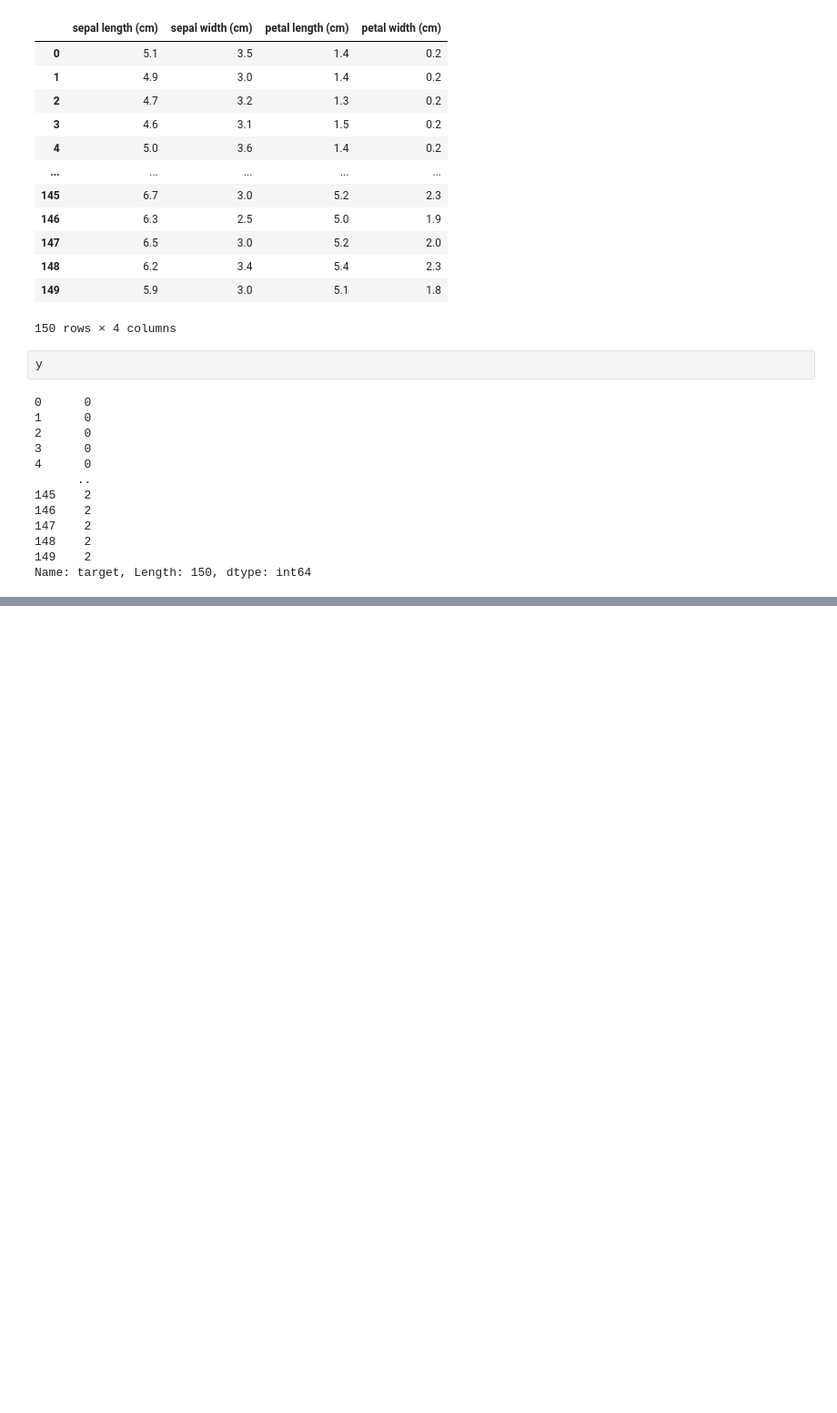
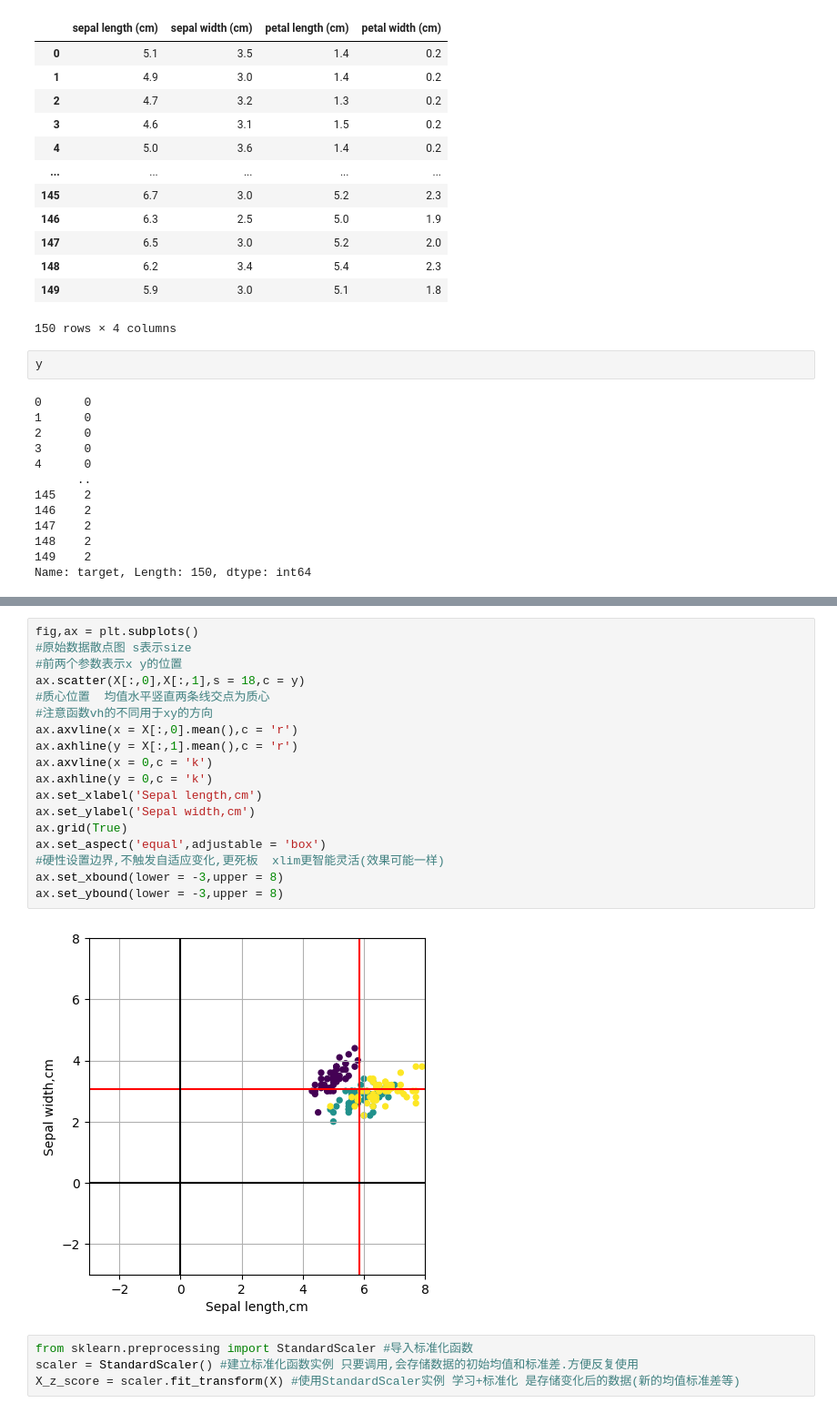
Before and after one commit to Arch-jyh/iris_books, a Jupyter notebook: book1/29/exercise.ipynb, the cells around one changed output, grey strips where cells are left out. Shown: that part at 91% size. Cells and saved outputs as stored; diff of their text form; blank space fills up the shorter version.

```diff
--- a/book1/29/exercise.ipynb
+++ b/book1/29/exercise.ipynb
@@ -83,0 +163,24 @@ Name: target, Length: 150, dtype: int64
+# %%
+fig,ax = plt.subplots()
+#原始数据散点图 s表示size
+#前两个参数表示x y的位置
+ax.scatter(X[:,0],X[:,1],s = 18,c = y)
+#质心位置  均值水平竖直两条线交点为质心
+#注意函数vh的不同用于xy的方向
+ax.axvline(x = X[:,0].mean(),c = 'r')
+ax.axhline(y = X[:,1].mean(),c = 'r')
+ax.axvline(x = 0,c = 'k')
+ax.axhline(y = 0,c = 'k')
+ax.set_xlabel('Sepal length,cm')
+ax.set_ylabel('Sepal width,cm')
+ax.grid(True)
+ax.set_aspect('equal',adjustable = 'box')
+#硬性设置边界,不触发自适应变化,更死板  xlim更智能灵活(效果可能一样)
+ax.set_xbound(lower = -3,upper = 8)
+ax.set_ybound(lower = -3,upper = 8)
+# %% [output]
+[figure, added]
+# %%
+from sklearn.preprocessing import StandardScaler #导入标准化函数
+scaler = StandardScaler() #建立标准化函数实例 只要调用,会存储数据的初始均值和标准差.方便反复使用
+X_z_score = scaler.fit_transform(X) #使用StandardScaler实例 学习+标准化 是存储变化后的数据(新的均值标准差等)
```
Also changed, not shown: parts of 33 cells of this notebook, 1 other file.
